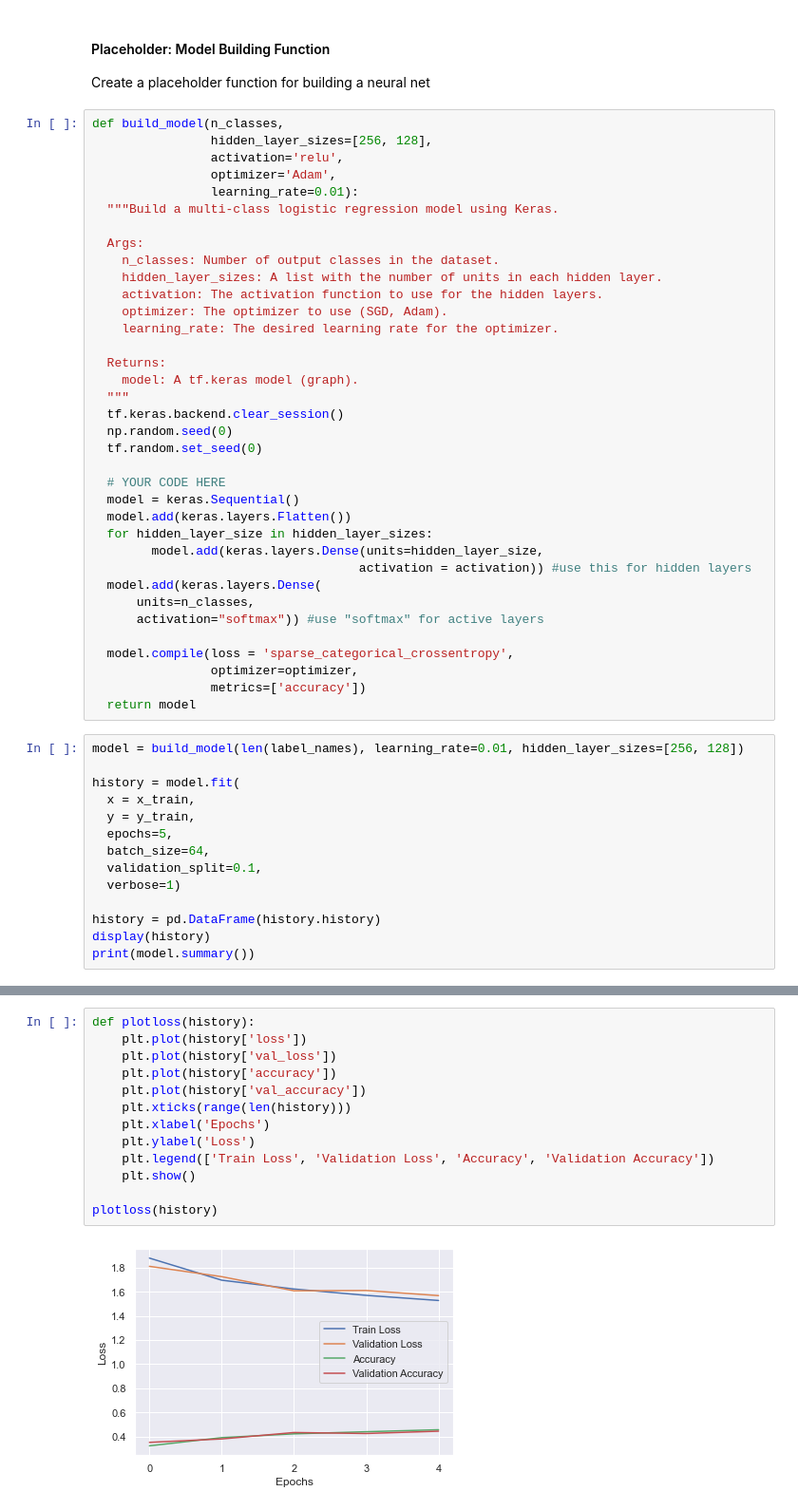
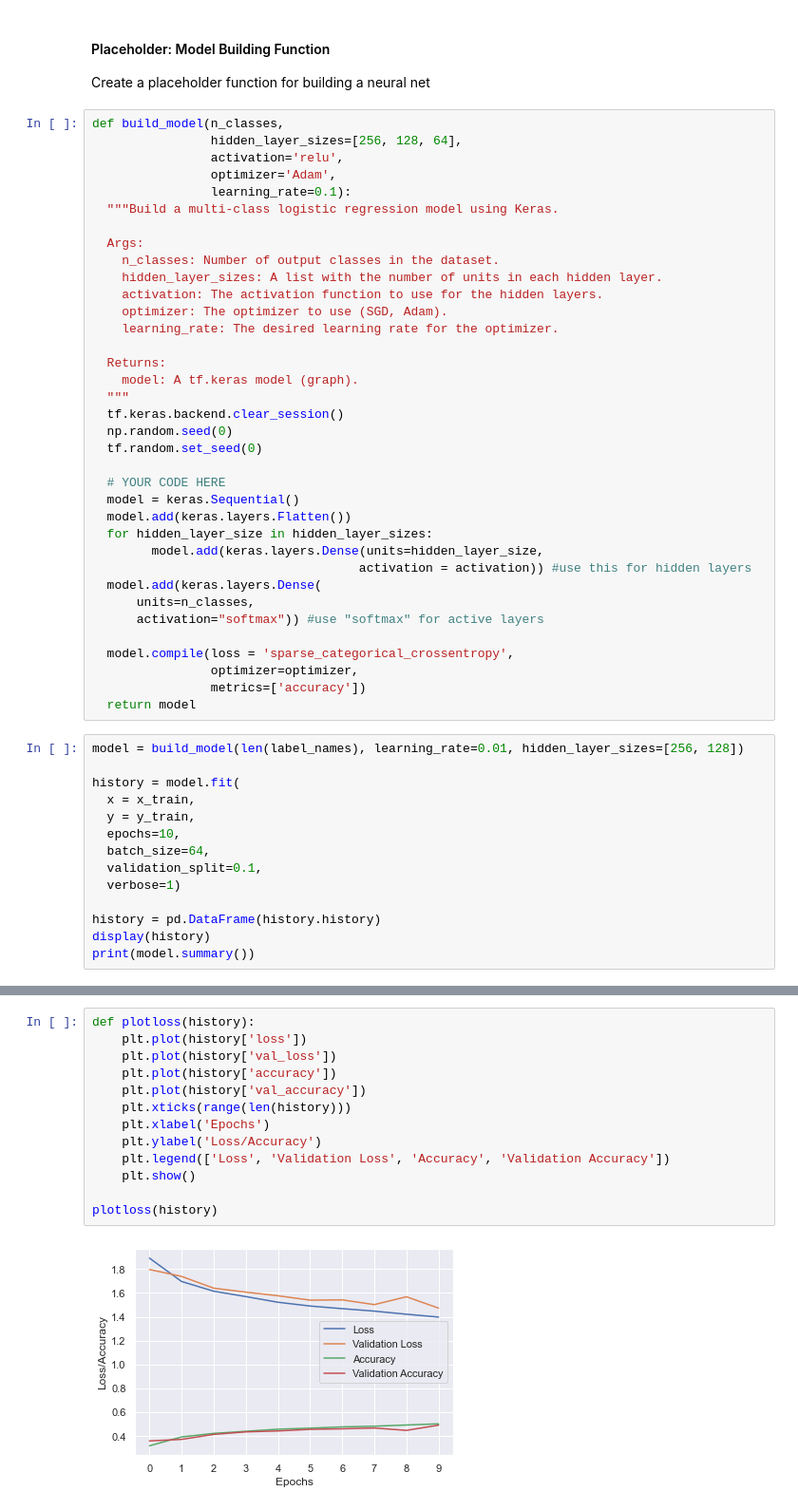
Before and after one commit to andrewabrahamian/w207_final_project, a Jupyter notebook: reports/cifar10-starter-andrew.ipynb, the cells around one changed output, grey strips where cells are left out. Shown at 95% size. Saved outputs shown, nothing was run; the diff lists cells and outputs as text.

Commit message:
andrew two hidden layers

```diff
--- a/reports/cifar10-starter-andrew.ipynb
+++ b/reports/cifar10-starter-andrew.ipynb
@@ -86,10 +86,10 @@ for i in range(len(label_names)):
 Create a placeholder function for building a neural net
 # %%
 def build_model(n_classes,
-                hidden_layer_sizes=[256, 128],
+                hidden_layer_sizes=[256, 128, 64],
                 activation='relu',
                 optimizer='Adam',
-                learning_rate=0.01):
+                learning_rate=0.1):
   """Build a multi-class logistic regression model using Keras.
 
   Args:
@@ -126,7 +126,7 @@ model = build_model(len(label_names), learning_rate=0.01, hidden_layer_sizes=[25
 history = model.fit(
   x = x_train,
   y = y_train,
-  epochs=5,
+  epochs=10,
   batch_size=64,
   validation_split=0.1,
   verbose=1)
@@ -172,15 +187,15 @@ None
 # %%
 def plotloss(history):
     plt.plot(history['loss'])
     plt.plot(history['val_loss'])
     plt.plot(history['accuracy'])
     plt.plot(history['val_accuracy'])
     plt.xticks(range(len(history)))
     plt.xlabel('Epochs')
-    plt.ylabel('Loss')
-    plt.legend(['Train Loss', 'Validation Loss', 'Accuracy', 'Validation Accuracy'])
+    plt.ylabel('Loss/Accuracy')
+    plt.legend(['Loss', 'Validation Loss', 'Accuracy', 'Validation Accuracy'])
     plt.show()
 
 plotloss(history)
 # %% [output]
-[figure, old version]
+[figure, new version]
```
Also changed, not shown: parts of 1 cell of this notebook.
